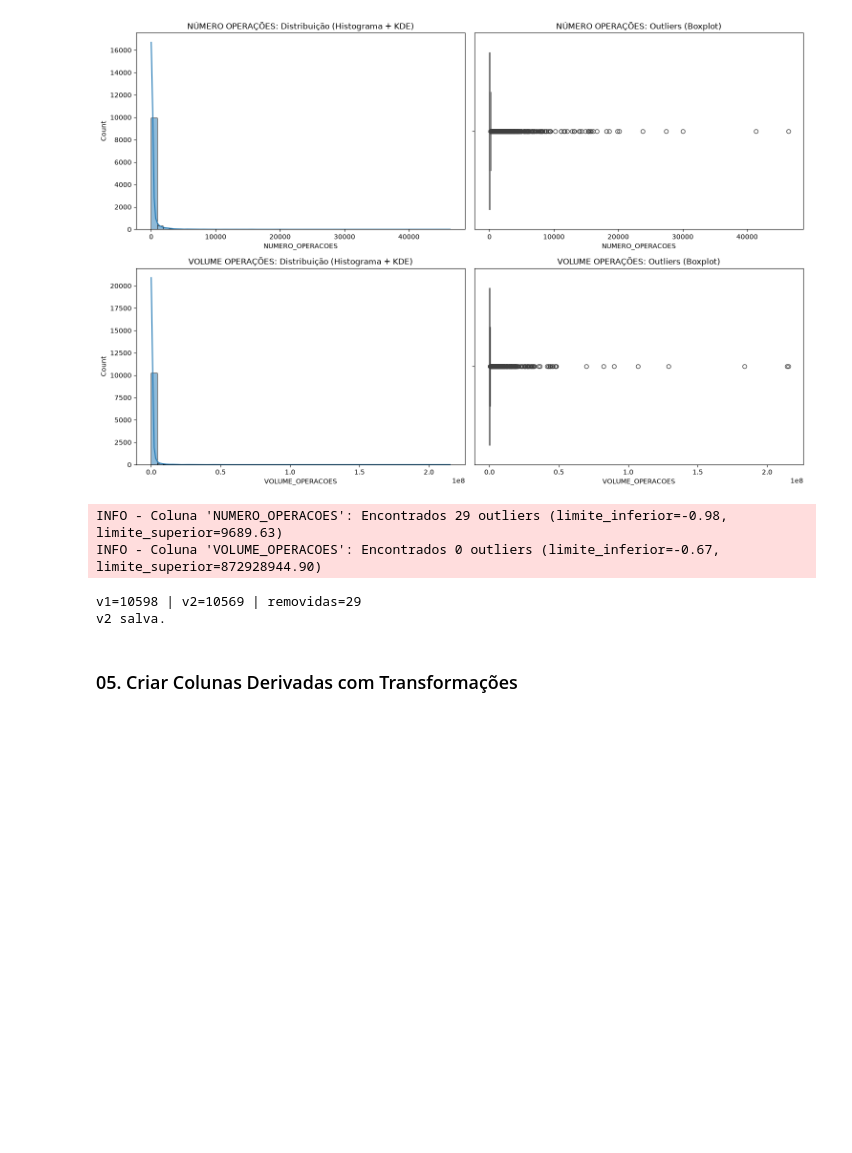
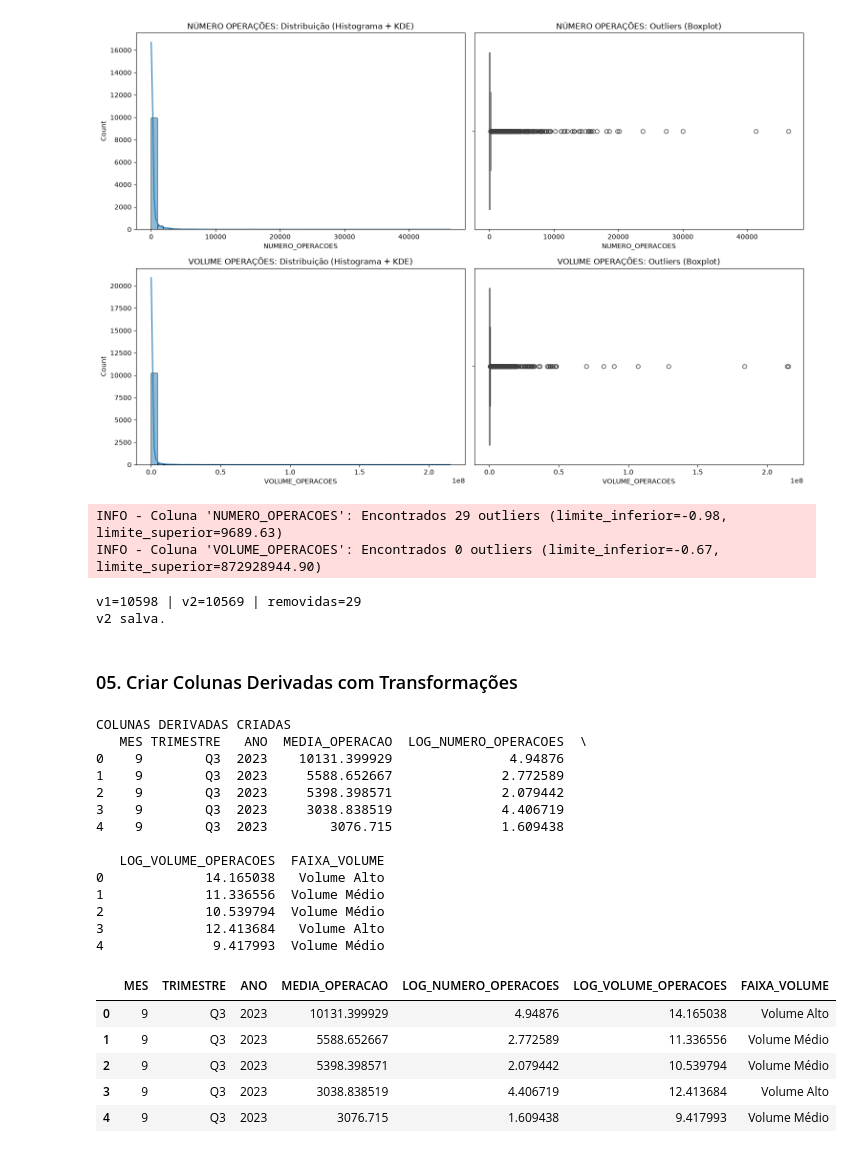
Before and after one commit to FelipeQue/desenrola-brasil-eda, a Jupyter notebook: notebooks/dataview.ipynb, the cells around one changed output. Saved outputs shown, nothing was run; the diff lists cells and outputs as text; code cells hidden in the pictures; blank space fills up the shorter version.

Commit message:
implement create_derived_columns

```diff
--- a/notebooks/dataview.ipynb
+++ b/notebooks/dataview.ipynb
@@ -377,4 +377,52 @@ v2 salva.
 # %% [markdown]
 ### 05. Criar Colunas Derivadas com Transformações
 # %%
-# .
+def create_derived_columns(df):
+    # Cria colunas calculadas a partir do dataset limpo:
+    df = df.copy()
+
+    # Colunas de data:
+    df["MES"] = df["DATA_BASE"].dt.month
+    df["TRIMESTRE"] = df["DATA_BASE"].dt.quarter.apply(lambda q: f"Q{q}")
+    df["ANO"] = df[ "DATA_BASE" ].dt.year
+
+    # Valor médio da operação, calculado como volume / número de operações:
+    df["MEDIA_OPERACAO"] = df["VOLUME_OPERACOES"] / df["NUMERO_OPERACOES"]
+
+    # Faixas de volume das operações (dividindo terços através do pd.qcut)
+    labels = ["Volume Baixo", "Volume Médio", "Volume Alto"]
+    df["FAIXA_VOLUME"] = pd.qcut(df["VOLUME_OPERACOES"], q=3, labels=labels)
+
+    # Número de operações em escala logarítmica:
+    df["LOG_NUMERO_OPERACOES"] = np.log1p(df["NUMERO_OPERACOES"])
+
+    # Volume de operações em escala logarítmica:
+    df["LOG_VOLUME_OPERACOES"] = np.log1p(df["VOLUME_OPERACOES"])
+
+    print("COLUNAS DERIVADAS CRIADAS")
+    print(df[["MES", "TRIMESTRE", "ANO", "MEDIA_OPERACAO", "FAIXA_VOLUME", "LOG_NUMERO_OPERACOES", "LOG_VOLUME_OPERACOES", "FAIXA_VOLUME"]].head())
+    return df
+
+df = create_derived_columns(df_v2)
+df[["MES", "TRIMESTRE", "ANO", "MEDIA_OPERACAO", "FAIXA_VOLUME", "LOG_NUMERO_OPERACOES", "LOG_VOLUME_OPERACOES"]].head()
+# %% [output]
+COLUNAS DERIVADAS CRIADAS
+   MES TRIMESTRE   ANO  MEDIA_OPERACAO  LOG_NUMERO_OPERACOES  \
+0    9        Q3  2023    10131.399929               4.94876
+1    9        Q3  2023     5588.652667              2.772589
+2    9        Q3  2023     5398.398571              2.079442
+3    9        Q3  2023     3038.838519              4.406719
+4    9        Q3  2023        3076.715              1.609438
+
+   LOG_VOLUME_OPERACOES  FAIXA_VOLUME
+0             14.165038   Volume Alto
+1             11.336556  Volume Médio
+2             10.539794  Volume Médio
+3             12.413684   Volume Alto
+4              9.417993  Volume Médio
+|  | MES | TRIMESTRE | ANO | MEDIA_OPERACAO | LOG_NUMERO_OPERACOES | LOG_VOLUME_OPERACOES | FAIXA_VOLUME |
+| 0 | 9 | Q3 | 2023 | 10131.399929 | 4.94876 | 14.165038 | Volume Alto |
+| 1 | 9 | Q3 | 2023 | 5588.652667 | 2.772589 | 11.336556 | Volume Médio |
+| 2 | 9 | Q3 | 2023 | 5398.398571 | 2.079442 | 10.539794 | Volume Médio |
+| 3 | 9 | Q3 | 2023 | 3038.838519 | 4.406719 | 12.413684 | Volume Alto |
+| 4 | 9 | Q3 | 2023 | 3076.715 | 1.609438 | 9.417993 | Volume Médio |
```
